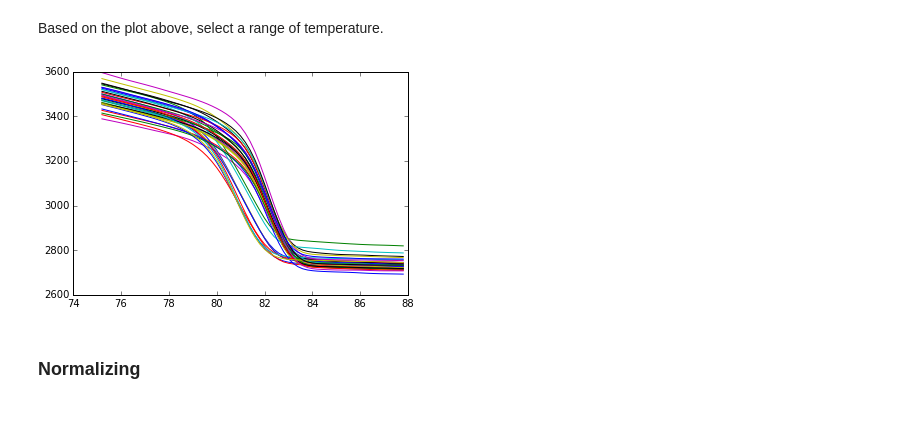
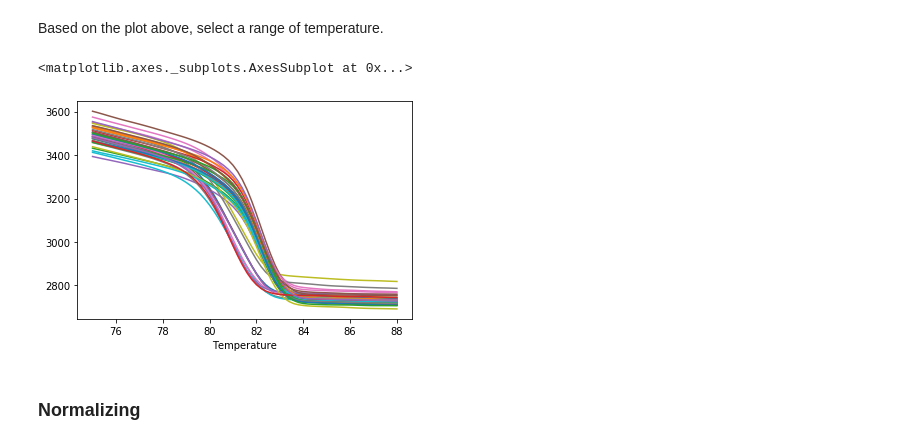
Before and after one commit to liuyigh/PyHRM, a Jupyter notebook: PyHRM.ipynb, the cells around one changed output. Saved outputs shown, nothing was run; the diff lists cells and outputs as text; code cells hidden in the pictures; blank space fills up the shorter version.

```diff
--- a/PyHRM.ipynb
+++ b/PyHRM.ipynb
@@ -30,13 +47,13 @@ plt.show()
 ### Select melting range
 # %% [markdown]
 Based on the plot above, select a range of temperature.
-# %%
-df_melt=df.ix[(df.iloc[:,0]>75) & (df.iloc[:,0]<88)]
-df_data=df_melt.ix[:,1:]
-plt.plot(df_melt[[0]],df_data)
-plt.show()
-# %% [output]
-[figure, removed]
+# %%
+df_melt = df.loc[df['Temperature'].between(75, 88)]
+df_data = df_melt.drop('Temperature', axis=1)
+df_melt.plot('Temperature', range(1, ncols), legend=False)
+# %% [output]
+<matplotlib.axes._subplots.AxesSubplot at 0x...>
+[figure, added]
 # %% [markdown]
 ### Normalizing
 # %%
```
Also changed, not shown: parts of 7 cells of this notebook.
